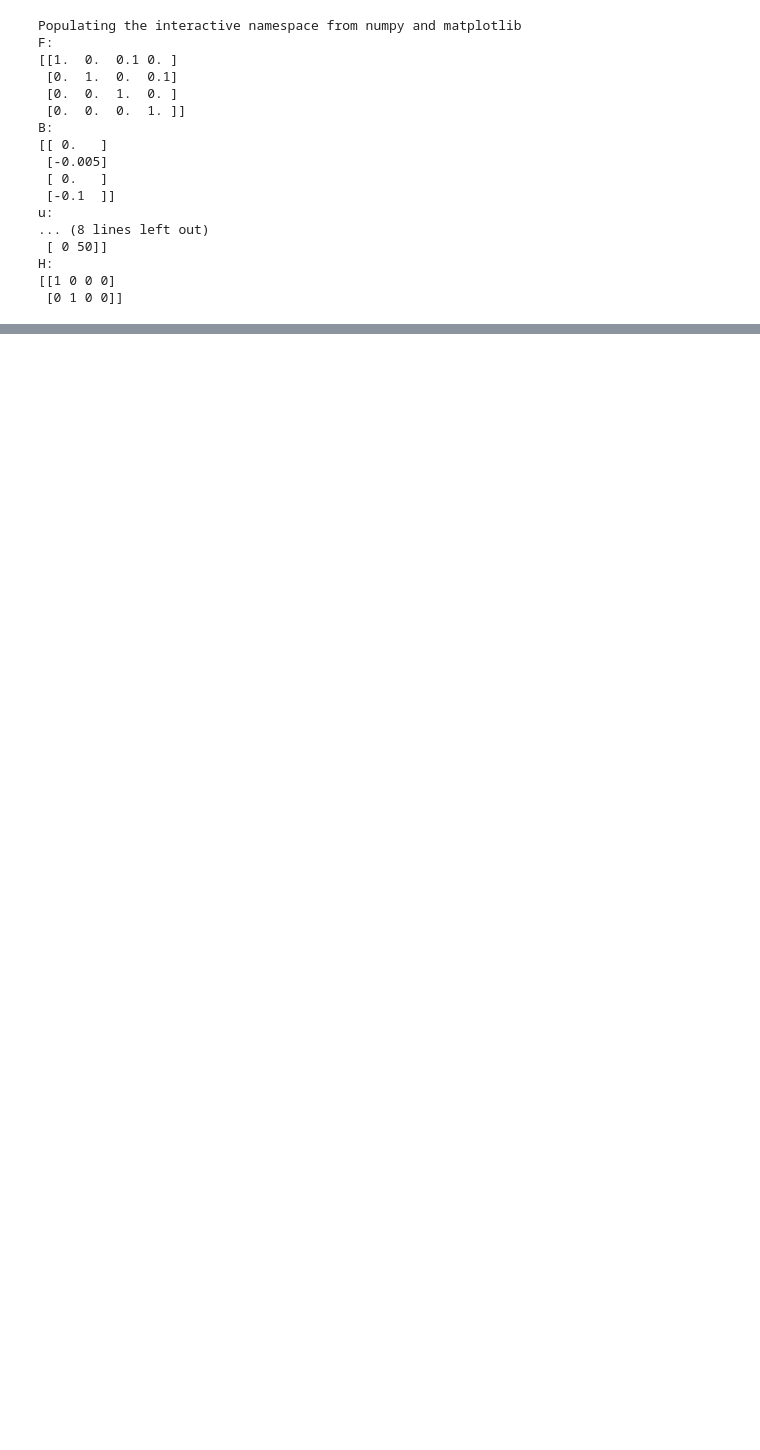
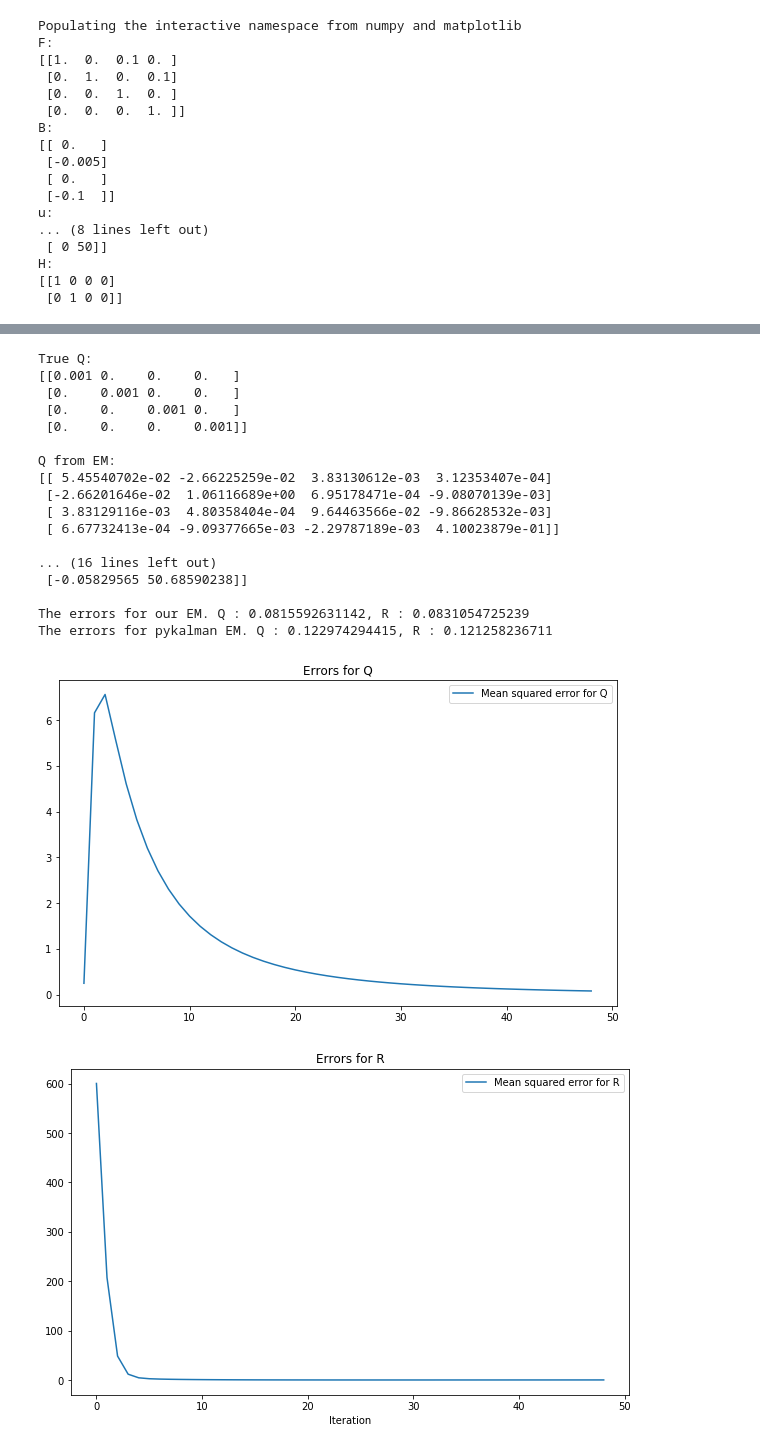
Before and after one commit to sjwilczynski/AlgStPr, a Jupyter notebook: projekt2/project2.ipynb, the cells around one changed output, grey strips where cells are left out. Saved outputs shown, nothing was run; the diff lists cells and outputs as text; code cells hidden in the pictures; blank space fills up the shorter version.

```diff
--- a/projekt2/project2.ipynb
+++ b/projekt2/project2.ipynb
@@ -366,0 +309,16 @@ Is test result for covs good?: True
+# %%
+T = 1000
+starting_point = [0,100, 10, 50]
+xs,ys = generate_trajectory(T,starting_point)
+kalman_start = np.random.multivariate_normal(starting_point, np.eye(4) * 30)
+
+result = run_filtering(xs, ys, Q, R, starting_point=starting_point)
+kalman_xs, kalman_covs, kalman_xs_filtered, kalman_covs_filtered, rts_xs, rts_covs, rts_ls = result
+print('Results for known starting point')
+print_kalman_filter_results(xs, ys, kalman_xs, rts_xs, plot_results=False)
+
+result = run_filtering(xs, ys, Q, R, starting_point=kalman_start)
+kalman_xs, kalman_covs, kalman_xs_filtered, kalman_covs_filtered, rts_xs, rts_covs, rts_ls = result
+print('-'*50)
+print('Results for random starting point')
+print_kalman_filter_results(xs, ys, kalman_xs, rts_xs, plot_results=False)
@@ -366,0 +335,28 @@ Is test result for covs good?: True
+# %%
+iterations = 50
+kf = pk.KalmanFilter(transition_matrices=F, observation_matrices=H, transition_offsets=np.dot(B,u).ravel(), initial_state_mean=starting_point, initial_state_covariance=np.zeros((4,4)), em_vars=['transition_covariance', 'observation_covariance'])
+kf.em(ys.transpose(1,0), n_iter=iterations)
+Qs,Rs = em_algorithm(ys, starting_point, iterations)
+Q_estimated = Qs[:,:,-1]
+R_estimated = Rs[:,:,-1]
+print_em_results(Qs, Rs)
+# %% [output]
+True Q:
+[[0.001 0.    0.    0.   ]
+ [0.    0.001 0.    0.   ]
+ [0.    0.    0.001 0.   ]
+ [0.    0.    0.    0.001]]
+
+Q from EM:
+[[ 5.45540702e-02 -2.66225259e-02  3.83130612e-03  3.12353407e-04]
+ [-2.66201646e-02  1.06116689e+00  6.95178471e-04 -9.08070139e-03]
+ [ 3.83129116e-03  4.80358404e-04  9.64463566e-02 -9.86628532e-03]
+ [ 6.67732413e-04 -9.09377665e-03 -2.29787189e-03  4.10023879e-01]]
+
+... (16 lines left out)
+ [-0.05829565 50.68590238]]
+
+The errors for our EM. Q : 0.0815592631142, R : 0.0831054725239
+The errors for pykalman EM. Q : 0.122974294415, R : 0.121258236711
+[figure, added]
+[figure, added]
```
Also changed, not shown: parts of 17 cells of this notebook.
